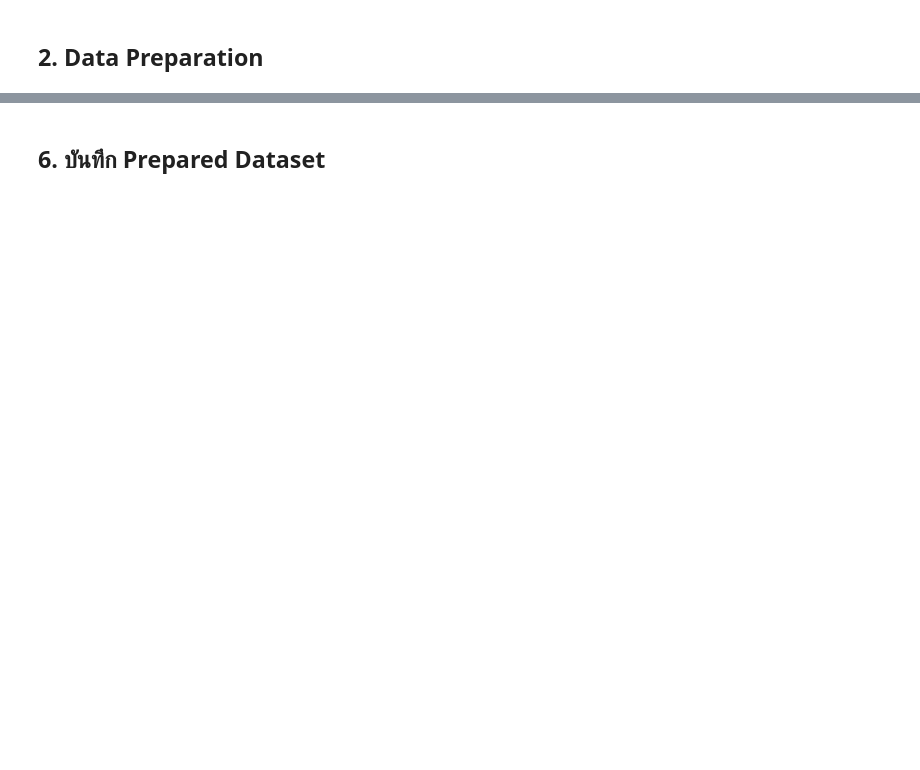
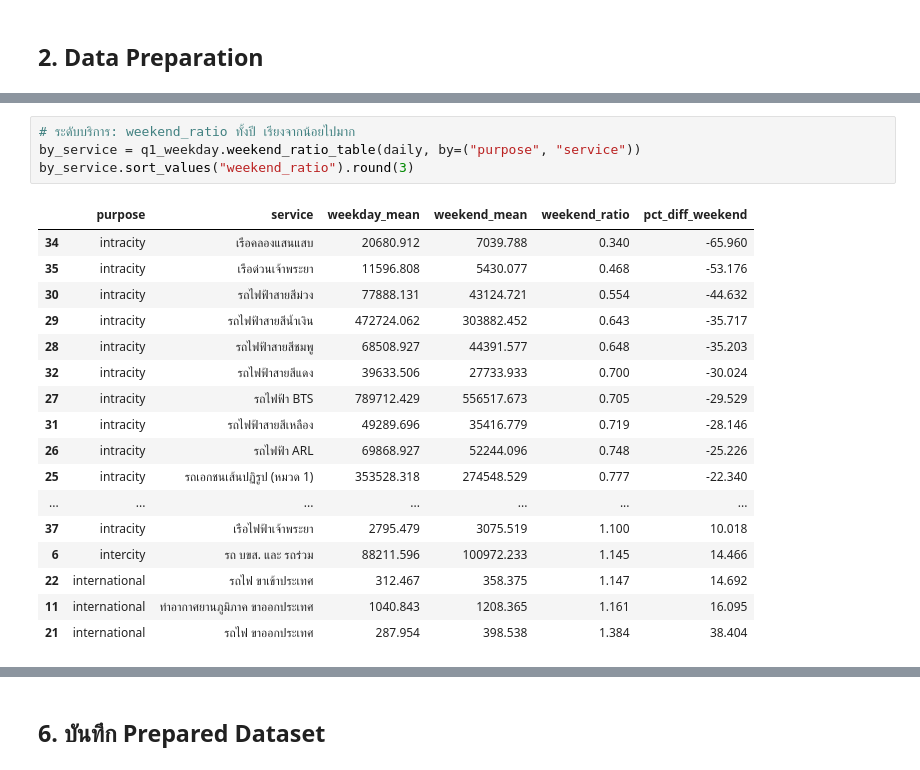
Before and after one commit to popongfm/AIE314-FinalProj_DataPrep-Mining, a Jupyter notebook: notebooks/02_q1_weekday_weekend.ipynb, the cells around one changed output, grey strips where cells are left out. Drawn from its saved outputs; the diff is of its cells as text; blank space fills up the shorter version.

```diff
--- a/notebooks/02_q1_weekday_weekend.ipynb
+++ b/notebooks/02_q1_weekday_weekend.ipynb
@@ -65,0 +78,22 @@ print("แถวที่ตัดเพราะค่าว่าง/ศูน
+# %%
+# ระดับบริการ: weekend_ratio ทั้งปี เรียงจากน้อยไปมาก
+by_service = q1_weekday.weekend_ratio_table(daily, by=("purpose", "service"))
+by_service.sort_values("weekend_ratio").round(3)
+# %% [output]
+|  | purpose | service | weekday_mean | weekend_mean | weekend_ratio | pct_diff_weekend |
+| 34 | intracity | เรือคลองแสนแสบ | 20680.912 | 7039.788 | 0.340 | -65.960 |
+| 35 | intracity | เรือด่วนเจ้าพระยา | 11596.808 | 5430.077 | 0.468 | -53.176 |
+| 30 | intracity | รถไฟฟ้าสายสีม่วง | 77888.131 | 43124.721 | 0.554 | -44.632 |
+| 29 | intracity | รถไฟฟ้าสายสีน้ำเงิน | 472724.062 | 303882.452 | 0.643 | -35.717 |
+| 28 | intracity | รถไฟฟ้าสายสีชมพู | 68508.927 | 44391.577 | 0.648 | -35.203 |
+| 32 | intracity | รถไฟฟ้าสายสีแดง | 39633.506 | 27733.933 | 0.700 | -30.024 |
+| 27 | intracity | รถไฟฟ้า BTS | 789712.429 | 556517.673 | 0.705 | -29.529 |
+| 31 | intracity | รถไฟฟ้าสายสีเหลือง | 49289.696 | 35416.779 | 0.719 | -28.146 |
+| 26 | intracity | รถไฟฟ้า ARL | 69868.927 | 52244.096 | 0.748 | -25.226 |
+| 25 | intracity | รถเอกชนเส้นปฏิรูป (หมวด 1) | 353528.318 | 274548.529 | 0.777 | -22.340 |
+| ... | ... | ... | ... | ... | ... | ... |
+| 37 | intracity | เรือไฟฟ้าเจ้าพระยา | 2795.479 | 3075.519 | 1.100 | 10.018 |
+| 6 | intercity | รถ บขส. และ รถร่วม | 88211.596 | 100972.233 | 1.145 | 14.466 |
+| 22 | international | รถไฟ ขาเข้าประเทศ | 312.467 | 358.375 | 1.147 | 14.692 |
+| 11 | international | ท่าอากาศยานภูมิภาค ขาออกประเทศ | 1040.843 | 1208.365 | 1.161 | 16.095 |
+| 21 | international | รถไฟ ขาออกประเทศ | 287.954 | 398.538 | 1.384 | 38.404 |
```
Also changed, not shown: parts of 23 cells of this notebook, 23 other files.
